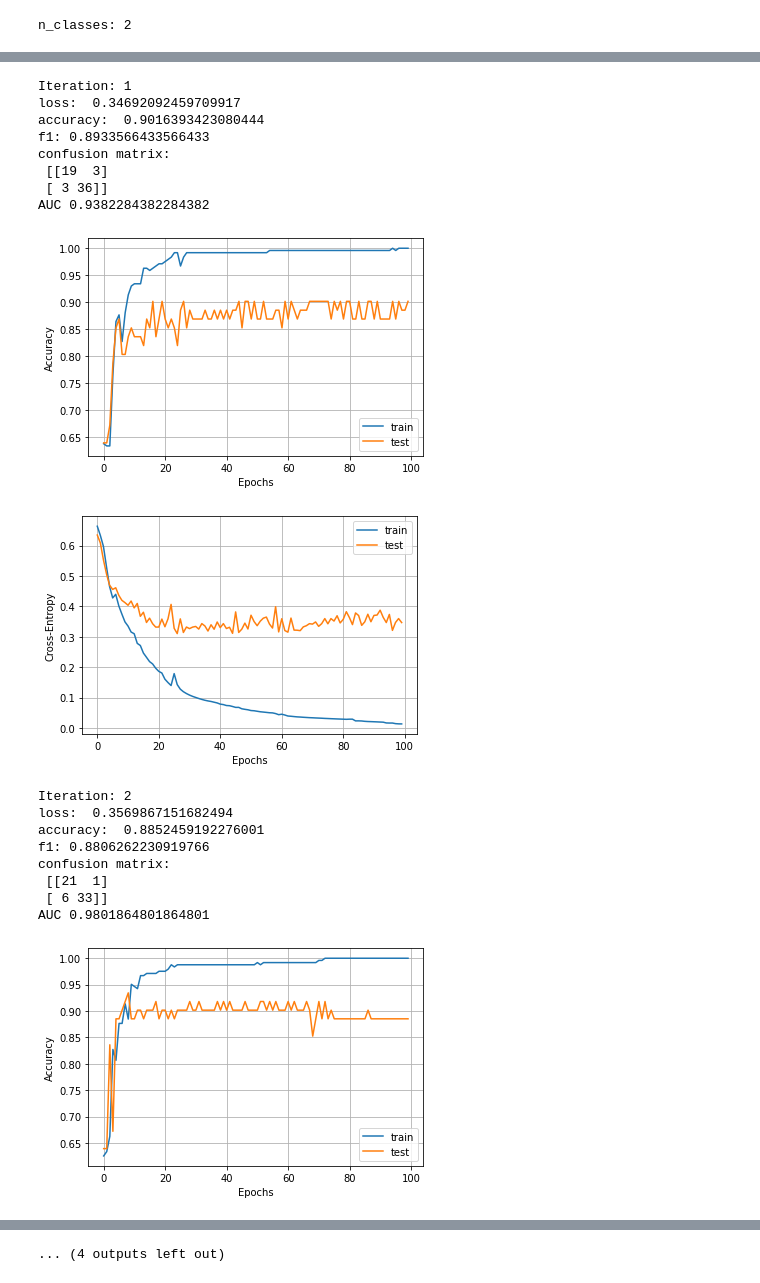
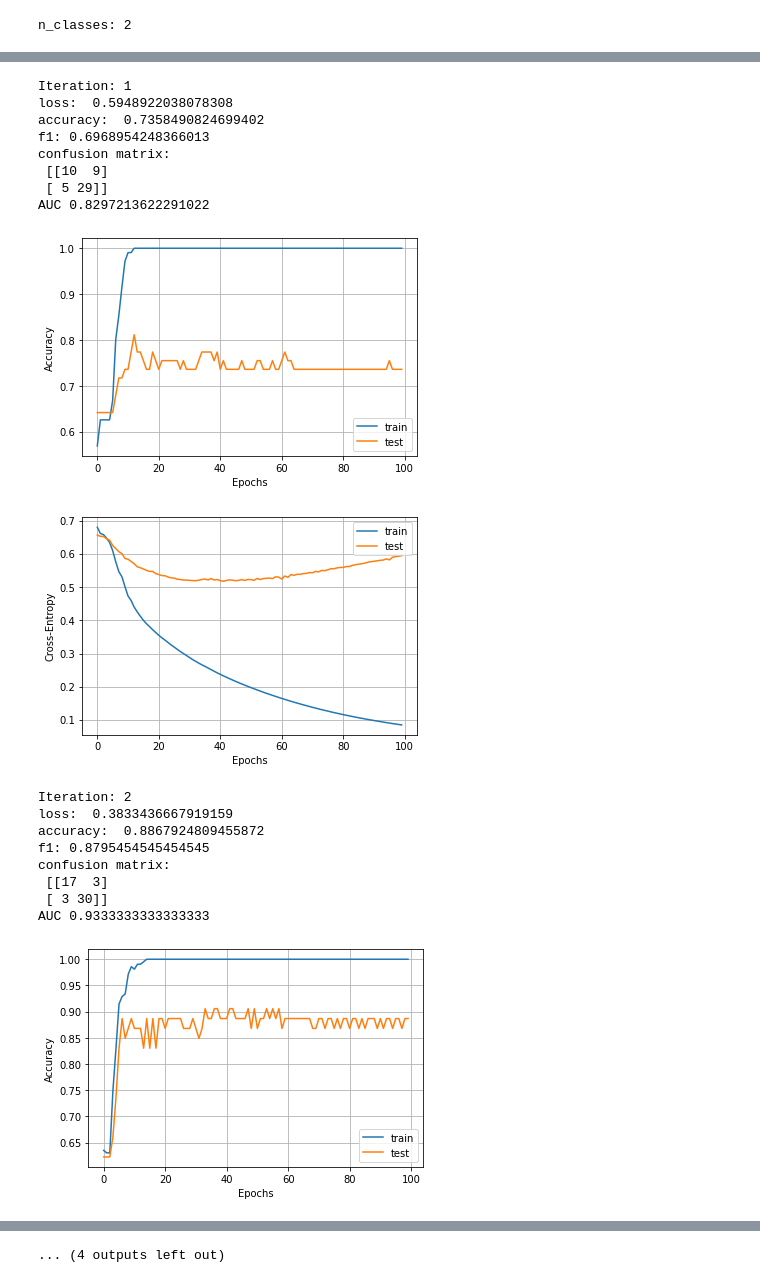
Before and after one commit to EdgarMoyete/MentalCalculationClassification, a Jupyter notebook: CWT/CWT-CNN-RNN.ipynb, the cells around one changed output, grey strips where cells are left out. Drawn from its saved outputs; the diff is of its cells as text; code cells hidden in the pictures.

```diff
--- a/CWT/CWT-CNN-RNN.ipynb
+++ b/CWT/CWT-CNN-RNN.ipynb
@@ -36,10 +34,10 @@ K.image_data_format()
 'channels_last'
 # %%
 # todos los canales
-x = pd.read_csv("/content/drive/My Drive/MentalCalculation/Datos/MeCa_car_15_3.csv", header=None)
+x = pd.read_csv("/content/drive/My Drive/MentalCalculation/Datos/MeCa_car_05_3.csv", header=None)
 
 # etiquetas
-y = pd.read_csv("/content/drive/My Drive/MentalCalculation/Datos/EtiquetasMeCa15RMFH-03.csv", header=None).values
+y = pd.read_csv("/content/drive/My Drive/MentalCalculation/Datos/EtiquetasMeCa05ECGT-03.csv", header=None).values
 # %%
 print(x.shape)
 print(y.shape)
@@ -74,7 +72,7 @@ def unir_escalogramas_vertical(data):
       #sig = sig[160:1184]
       #escalograma CWT
       coef, freqs = pywt.cwt(sig, escalas, 'cmor3-3', sampling_period = (1 / 512))
-      temporal[j*45:(j+1)*45, :] = abs(coef)
+      temporal[j*45:(j+1)*45, :] = np.log(abs(coef))
     resized = cv2.resize(temporal, dim, interpolation=cv2.INTER_AREA)
     datos[i] = resized
     if i % 100 == 0: #esto solo es para ver como avanza
@@ -174,7 +171,7 @@ for iTrain, jTest in skf.split(x, y):
 
   history = model.fit(x_train, y_train, epochs=100, batch_size=20,
                       validation_data=(x_test, y_test),
-                      verbose=0, callbacks=[mc])
+                      verbose=0)#, callbacks=[mc])
 
   test_loss, test_acc = model.evaluate(x_test, y_test, verbose=0)
   array_loss.append(test_loss)
@@ -203,47 +200,47 @@ for iTrain, jTest in skf.split(x, y):
   #plt.xlabel('False Positive Rate')
   #plt.ylabel('True Positive Rate')
   #plt.show()
 
   plt.plot(history.history['accuracy'])
   plt.plot(history.history['val_accuracy'])
   plt.grid()
   plt.xlabel('Epochs')
   plt.ylabel('Accuracy')
   plt.legend(['train', 'test'])
   plt.show()
   plt.plot(history.history['loss'])
   plt.plot(history.history['val_loss'])
   plt.grid()
   plt.xlabel('Epochs')
   plt.ylabel('Cross-Entropy')
   plt.legend(['train', 'test'])
   plt.show()
   i += 1
 print()
 print("Resultados:")
 print("loss:", array_loss)
 print("accuracy:", array_acc)
 print("f1:", array_f1)
 print("auc:", array_auc)
 fin = time.time()
 print("Tiempo:", fin - inicio)
 # %% [output]
 Iteration: 1
-loss:  0.34692092459709917
-accuracy:  0.9016393423080444
-f1: 0.8933566433566433
+loss:  0.5948922038078308
+accuracy:  0.7358490824699402
+f1: 0.6968954248366013
 confusion matrix:
- [[19  3]
- [ 3 36]]
-AUC 0.9382284382284382
+ [[10  9]
+ [ 5 29]]
+AUC 0.8297213622291022
-[figure, old version]
+[figure, new version]
-[figure, old version]
+[figure, new version]
 Iteration: 2
-loss:  0.3569867151682494
-accuracy:  0.8852459192276001
-f1: 0.8806262230919766
+loss:  0.3833436667919159
+accuracy:  0.8867924809455872
+f1: 0.8795454545454545
 confusion matrix:
- [[21  1]
- [ 6 33]]
-AUC 0.9801864801864801
+ [[17  3]
+ [ 3 30]]
+AUC 0.9333333333333333
-[figure, old version]
+[figure, new version]
```
Also changed, not shown: parts of 16 cells of this notebook, 7 other files.
